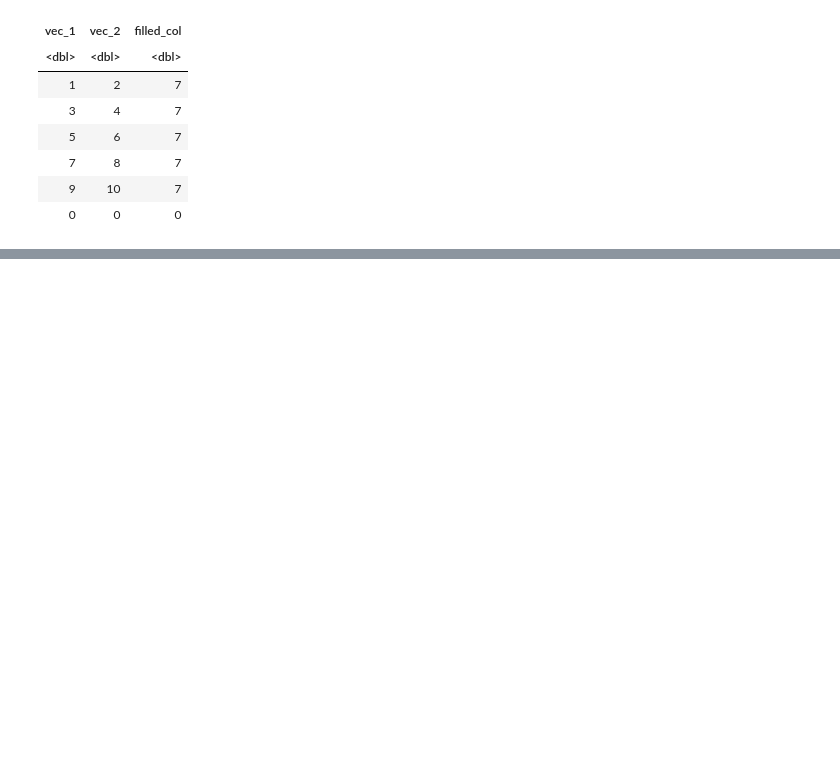
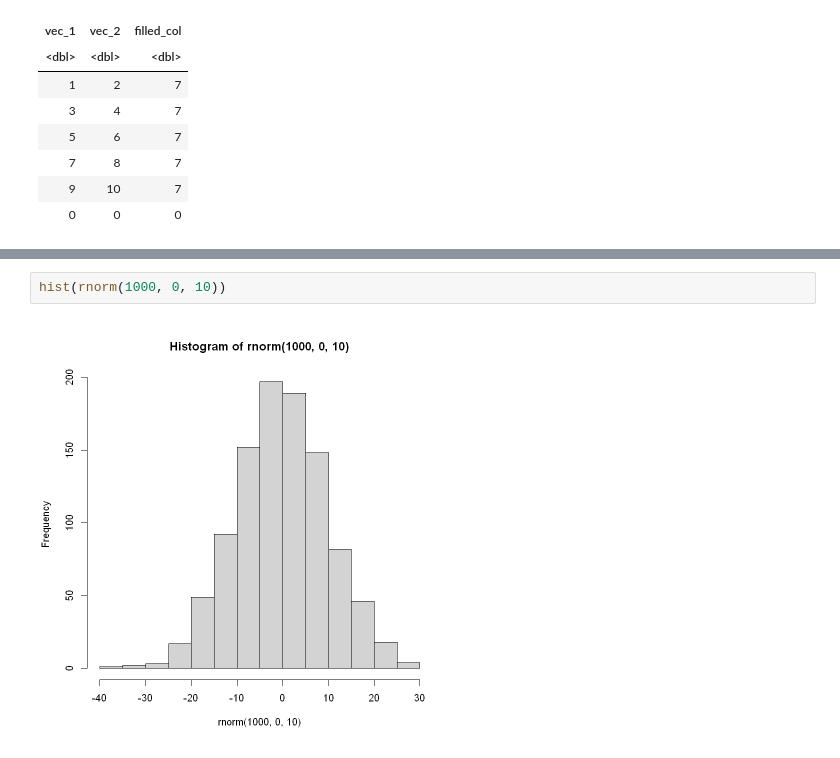
Before and after one commit to ignacioaristimuno/Courses, a Jupyter notebook: R/Data Visualization and Dashboarding with R/1. Getting started with Data Visualization in R.ipynb, the cells around one changed output, grey strips where cells are left out. Drawn from its saved outputs; the diff is of its cells as text; blank space fills up the shorter version.

```diff
--- a/R/Data Visualization and Dashboarding with R/1. Getting started with Data Visualization in R.ipynb
+++ b/R/Data Visualization and Dashboarding with R/1. Getting started with Data Visualization in R.ipynb
@@ -80,0 +122,4 @@ A data.frame: 6 × 3
+# %%
+hist(rnorm(1000, 0, 10))
+# %% [output]
+[figure, added]
```
Also changed, not shown: parts of 34 cells of this notebook, 1 other file.
